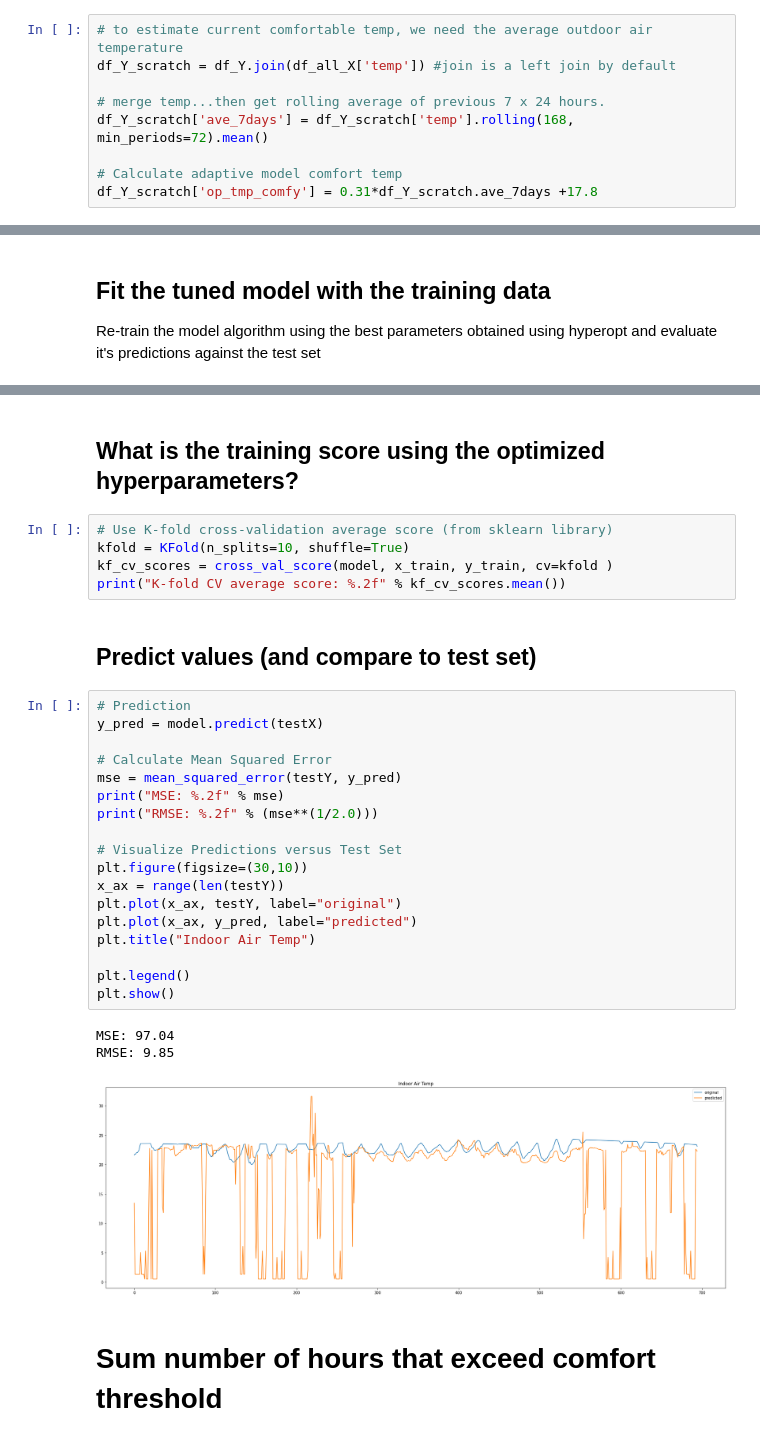
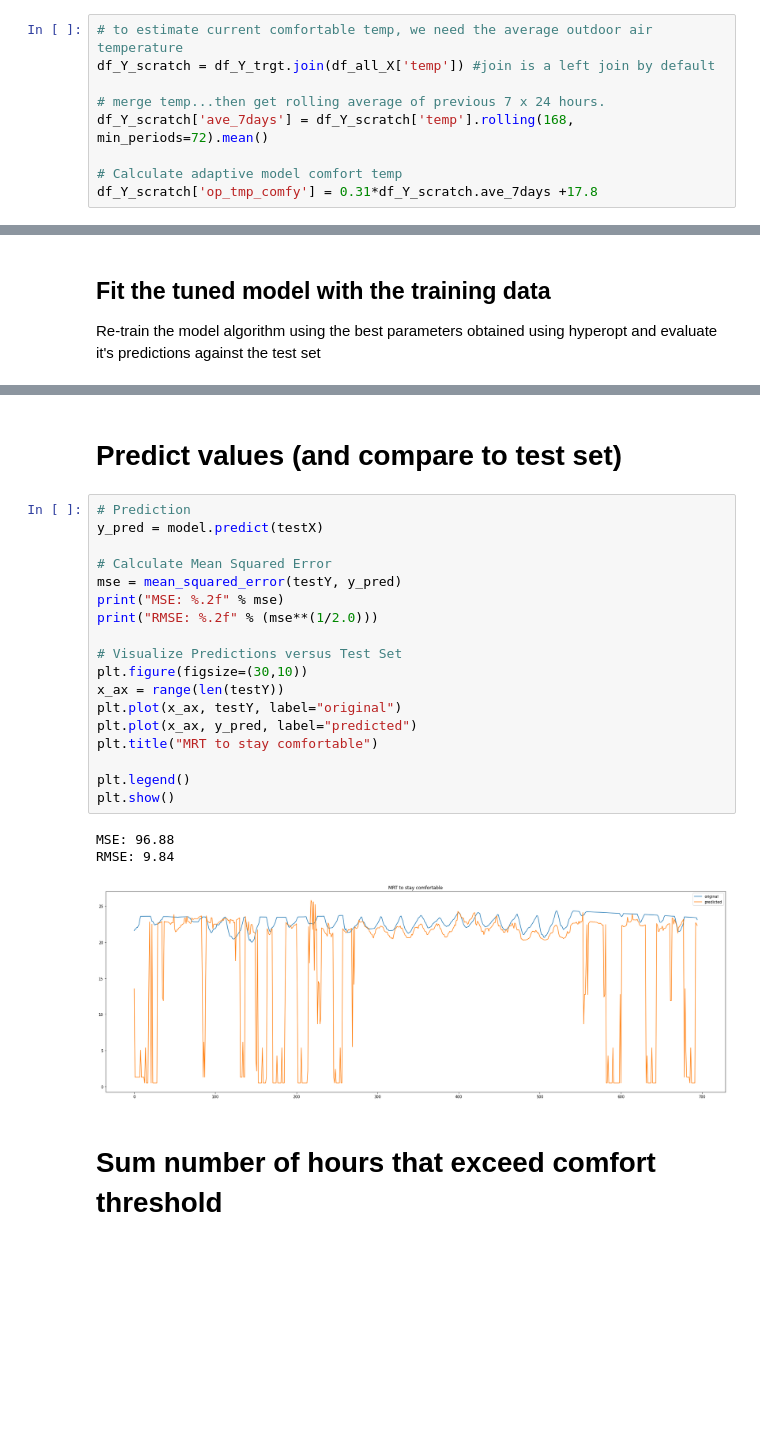
Before and after one commit to eta-lab/cooling-around, a Jupyter notebook: models/XGBoost1__MRT_target.ipynb, the cells around one changed output, grey strips where cells are left out. Drawn from its saved outputs; the diff is of its cells as text; blank space fills up the shorter version.

Commit message:
Results of a tuned model  to predict MRT 'directly'

```diff
--- a/models/XGBoost1__MRT_target.ipynb
+++ b/models/XGBoost1__MRT_target.ipynb
@@ -264,7 +264,7 @@ ANSI/ASHRAE Standard 55-2017, Thermal Environmental Conditions for Human Occupan
 de Dear, R., & Brager, G. S. (2002). Thermal comfort in naturally ventilated buildings: revisions to ASHRAE Standard 55. Energy and Buildings, 34, 549-561.
 # %%
 # to estimate current comfortable temp, we need the average outdoor air temperature
-df_Y_scratch = df_Y.join(df_all_X['temp']) #join is a left join by default
+df_Y_scratch = df_Y_trgt.join(df_all_X['temp']) #join is a left join by default
 
 # merge temp...then get rolling average of previous 7 x 24 hours.
 df_Y_scratch['ave_7days'] = df_Y_scratch['temp'].rolling(168, min_periods=72).mean()
@@ -491,35 +464,28 @@ XGBRegressor(base_score=0.5, booster='gbtree', colsample_bylevel=1,
              subsample=0.85, tree_method='exact', validate_parameters=1,
              verbosity=None)
-# %% [markdown]
-## What is the training score using the optimized hyperparameters?
-# %%
-# Use K-fold cross-validation average score (from sklearn library)
-kfold = KFold(n_splits=10, shuffle=True)
-kf_cv_scores = cross_val_score(model, x_train, y_train, cv=kfold )
-print("K-fold CV average score: %.2f" % kf_cv_scores.mean())
 # %% [markdown]
-## Predict values (and compare to test set)
+# Predict values (and compare to test set)
 # %%
 # Prediction
 y_pred = model.predict(testX)
 
 # Calculate Mean Squared Error
 mse = mean_squared_error(testY, y_pred)
 print("MSE: %.2f" % mse)
 print("RMSE: %.2f" % (mse**(1/2.0)))
 
 # Visualize Predictions versus Test Set
 plt.figure(figsize=(30,10))
 x_ax = range(len(testY))
 plt.plot(x_ax, testY, label="original")
 plt.plot(x_ax, y_pred, label="predicted")
-plt.title("Indoor Air Temp")
+plt.title("MRT to stay comfortable")
 
 plt.legend()
 plt.show()
 # %% [output]
-MSE: 97.04
-RMSE: 9.85
+MSE: 96.88
+RMSE: 9.84
-[figure, old version]
+[figure, new version]
 # %% [markdown]
 # Sum number of hours that exceed comfort threshold
```
Also changed, not shown: parts of 7 cells of this notebook.
